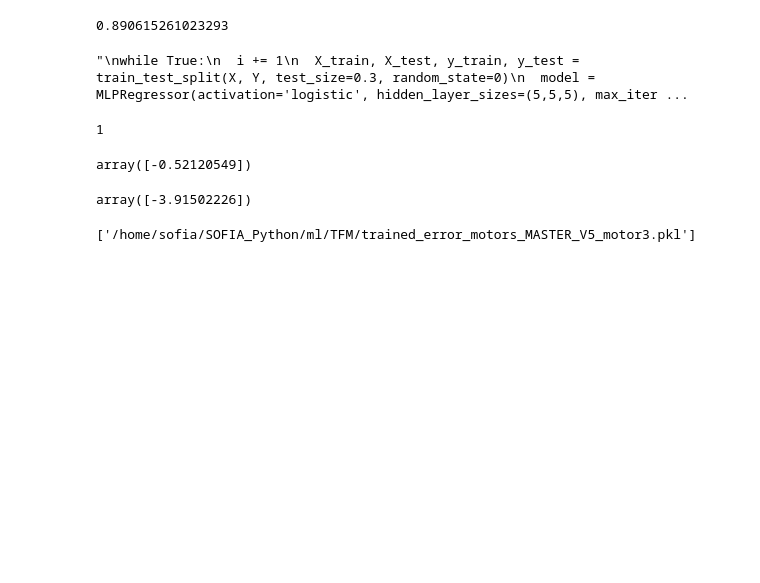
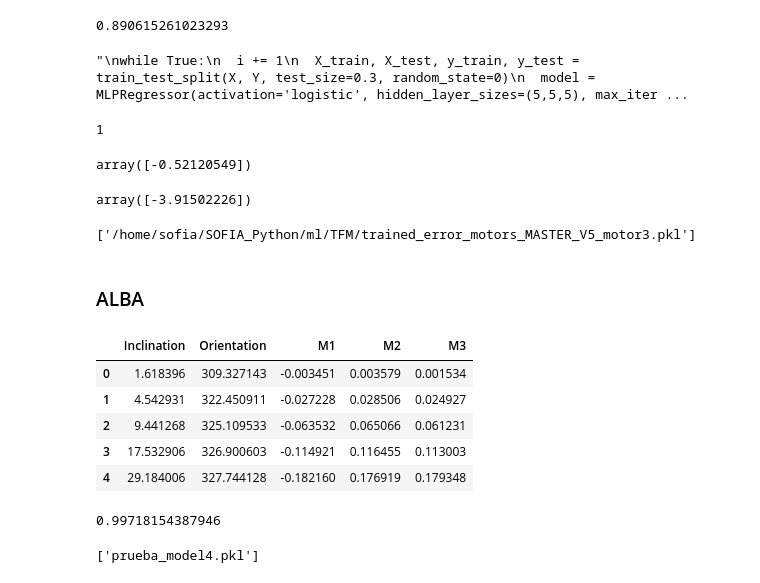
Before and after one commit to NicoleContinelli/SOFIA_Python, a Jupyter notebook: ml/Notebooks/Control_NN_Error_and_Rectified.ipynb, the cells around one changed output. Cells and saved outputs as stored; diff of their text form; code cells hidden in the pictures; blank space fills up the shorter version.

Commit message:
Test neck new models

```diff
--- a/ml/Notebooks/Control_NN_Error_and_Rectified.ipynb
+++ b/ml/Notebooks/Control_NN_Error_and_Rectified.ipynb
@@ -854,3 +849,17 @@ import joblib
 joblib.dump(model_motor2, '/home/sofia/SOFIA_Python/ml/TFM/trained_error_motors_MASTER_V5_motor3.pkl')
 # %% [output]
 ['/home/sofia/SOFIA_Python/ml/TFM/trained_error_motors_MASTER_V5_motor3.pkl']
+# %% [markdown]
+### ALBA
+# %%
+import pandas as pd
+data = pd.read_csv('/home/sofia/SOFIA_Python/data/Data_prueba_alba/data_prueba2.csv',delimiter=",")
+#data.drop(['Unnamed: 32'], axis=1, inplace=True)
+data.head()
+# %% [output]
+|  | Inclination | Orientation | M1 | M2 | M3 |
+| 0 | 1.618396 | 309.327143 | -0.003451 | 0.003579 | 0.001534 |
+| 1 | 4.542931 | 322.450911 | -0.027228 | 0.028506 | 0.024927 |
+| 2 | 9.441268 | 325.109533 | -0.063532 | 0.065066 | 0.061231 |
+| 3 | 17.532906 | 326.900603 | -0.114921 | 0.116455 | 0.113003 |
+| 4 | 29.184006 | 327.744128 | -0.182160 | 0.176919 | 0.179348 |
@@ -856,0 +872,18 @@ joblib.dump(model_motor2, '/home/sofia/SOFIA_Python/ml/TFM/trained_error_motors_
+# %%
+from sklearn.neural_network import MLPRegressor
+
+model_mlp= MLPRegressor(activation='relu',
+                      hidden_layer_sizes=(25, 25, 25, 25, 25, 25, 25, 25, 25, 25),
+                      learning_rate ='constant',
+                      solver = 'adam',
+                      max_iter=1000)
+
+model_mlp.fit(X_train, y_train)
+print(model_mlp.score(X_test, y_test))
+# %% [output]
+0.99718154387946
+# %%
+import joblib
+joblib.dump(model_mlp, 'prueba_model4.pkl')
+# %% [output]
+['prueba_model4.pkl']
```
Also changed, not shown: parts of 4 cells of this notebook, 14 other files.
